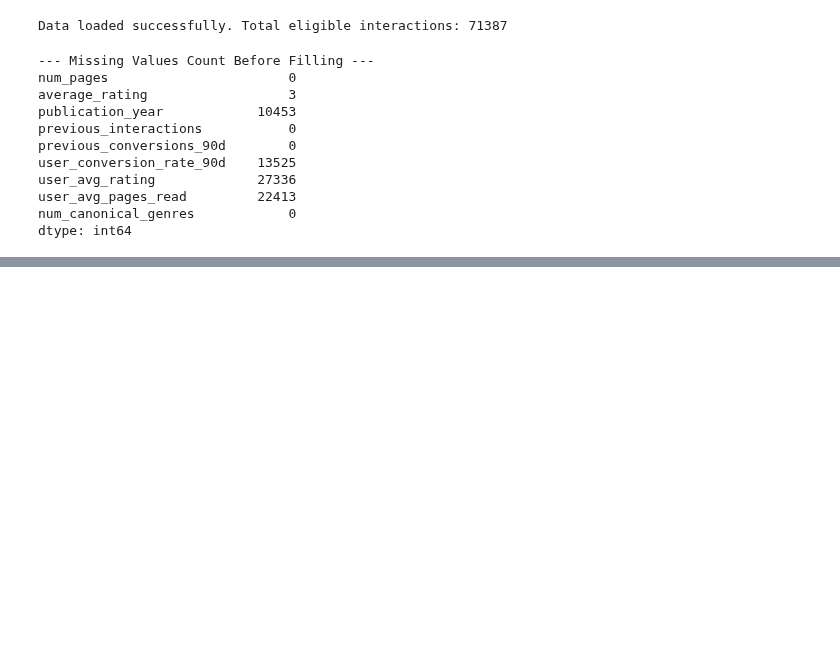
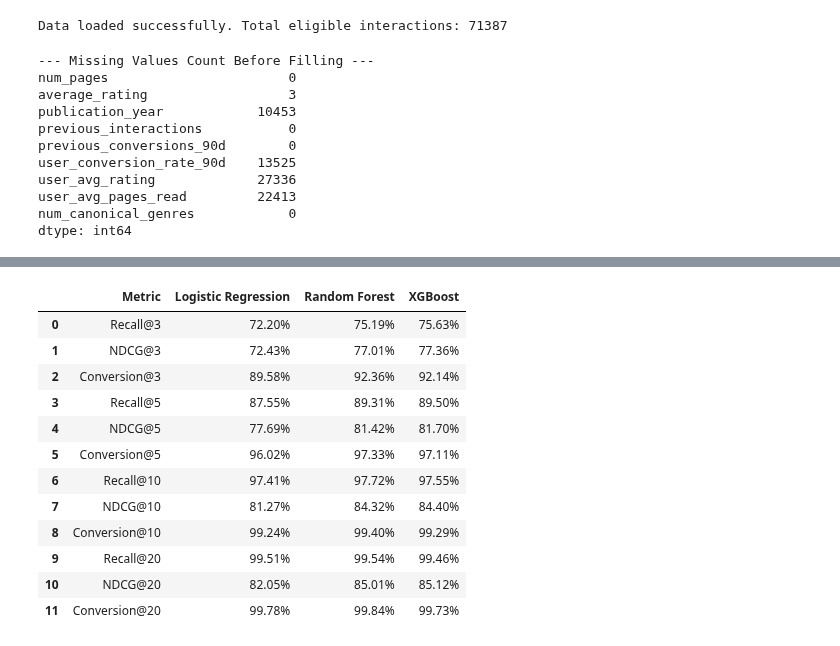
Before and after one commit to Varshasakaray/Book-Recommendation-System, a Jupyter notebook: ml_2/model_training.ipynb, the cells around one changed output, grey strips where cells are left out. Drawn from its saved outputs; the diff is of its cells as text; code cells hidden in the pictures; blank space fills up the shorter version.

```diff
--- a/ml_2/model_training.ipynb
+++ b/ml_2/model_training.ipynb
@@ -289,0 +380,82 @@ API Response: The user has a 58.9% chance of reading this book.
+# %%
+import numpy as np
+import pandas as pd
+
+# Helper metric definitions for ranking evaluation
+def dcg_at_k(r, k):
+    r = np.asarray(r, dtype=float)[:k]
+    if r.size:
+        return np.sum(r / np.log2(np.arange(2, r.size + 2)))
+    return 0.
+
+def ndcg_at_k(r, k):
+    dcg_max = dcg_at_k(sorted(r, reverse=True), k)
+    if not dcg_max:
+        return 0.
+    return dcg_at_k(r, k) / dcg_max
+
+def evaluate_recommendations(eval_df, k_values=[5, 10, 20]):
+    eval_df = eval_df.sort_values(by=['user_id', 'pred_prob'], ascending=[True, False])
+    results = {}
+    for k in k_values:
+        recalls = []
+        ndcgs = []
+        conversions = []
+        for user, group in eval_df.groupby('user_id'):
+            targets = group['target'].values
+            total_positives = np.sum(targets)
+            if total_positives == 0:
+                continue
+            top_k_targets = targets[:k]
+            pos_in_top_k = np.sum(top_k_targets)
+            recalls.append(pos_in_top_k / total_positives)
+            ndcgs.append(ndcg_at_k(targets, k))
+            conversions.append(1.0 if pos_in_top_k > 0 else 0.0)
+        results[f'Recall@{k}'] = np.mean(recalls) if recalls else 0
+        results[f'NDCG@{k}'] = np.mean(ndcgs) if ndcgs else 0
+        results[f'Conversion@{k}'] = np.mean(conversions) if conversions else 0
+    return results
+
+# Prepare evaluation DataFrames using the chronological test indices
+test_indices = test_df.index
+
+eval_df_xgb = pd.DataFrame({
+    'user_id': df.loc[test_indices, 'user_id'],
+    'target': y_test,
+    'pred_prob': y_prob
+})
+
+eval_df_log = pd.DataFrame({
+    'user_id': df.loc[test_indices, 'user_id'],
+    'target': y_test,
+    'pred_prob': y_prob_log
+})
+
+eval_df_rf = pd.DataFrame({
+    'user_id': df.loc[test_indices, 'user_id'],
+    'target': y_test,
+    'pred_prob': y_prob_rf
+})
+
+print("Evaluating updated ranking metrics for top recommendations...")
+metrics_xgb_k = evaluate_recommendations(eval_df_xgb, k_values=[3, 5, 10, 20])
+metrics_log_k = evaluate_recommendations(eval_df_log, k_values=[3, 5, 10, 20])
+metrics_rf_k = evaluate_recommendations(eval_df_rf, k_values=[3, 5, 10, 20])
+
+# Construct and display comparison table
+comparison_data = {
+    'Metric': [],
+    'Logistic Regression': [],
+    'Random Forest': [],
+    'XGBoost': []
+}
+
+for k in metrics_xgb_k.keys():
+    comparison_data['Metric'].append(k)
+    comparison_data['Logistic Regression'].append(f"{metrics_log_k[k]*100:.2f}%")
+    comparison_data['Random Forest'].append(f"{metrics_rf_k[k]*100:.2f}%")
+    comparison_data['XGBoost'].append(f"{metrics_xgb_k[k]*100:.2f}%")
+
+comparison_df_updated = pd.DataFrame(comparison_data)
+display(comparison_df_updated)
+# %% [output]
@@ -289,0 +463,13 @@ API Response: The user has a 58.9% chance of reading this book.
+|  | Metric | Logistic Regression | Random Forest | XGBoost |
+| 0 | Recall@3 | 72.20% | 75.19% | 75.63% |
+| 1 | NDCG@3 | 72.43% | 77.01% | 77.36% |
+| 2 | Conversion@3 | 89.58% | 92.36% | 92.14% |
+| 3 | Recall@5 | 87.55% | 89.31% | 89.50% |
+| 4 | NDCG@5 | 77.69% | 81.42% | 81.70% |
+| 5 | Conversion@5 | 96.02% | 97.33% | 97.11% |
+| 6 | Recall@10 | 97.41% | 97.72% | 97.55% |
+| 7 | NDCG@10 | 81.27% | 84.32% | 84.40% |
+| 8 | Conversion@10 | 99.24% | 99.40% | 99.29% |
+| 9 | Recall@20 | 99.51% | 99.54% | 99.46% |
+| 10 | NDCG@20 | 82.05% | 85.01% | 85.12% |
+| 11 | Conversion@20 | 99.78% | 99.84% | 99.73% |
```
Also changed, not shown: parts of 31 cells of this notebook, 3 other files.
